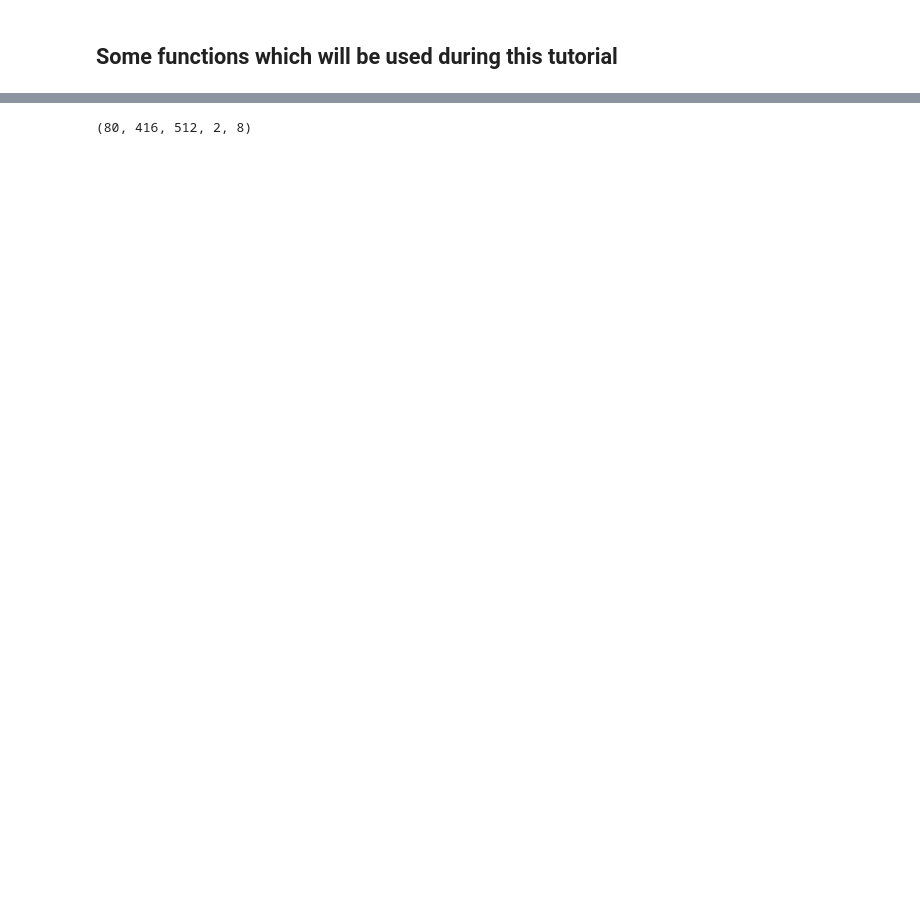
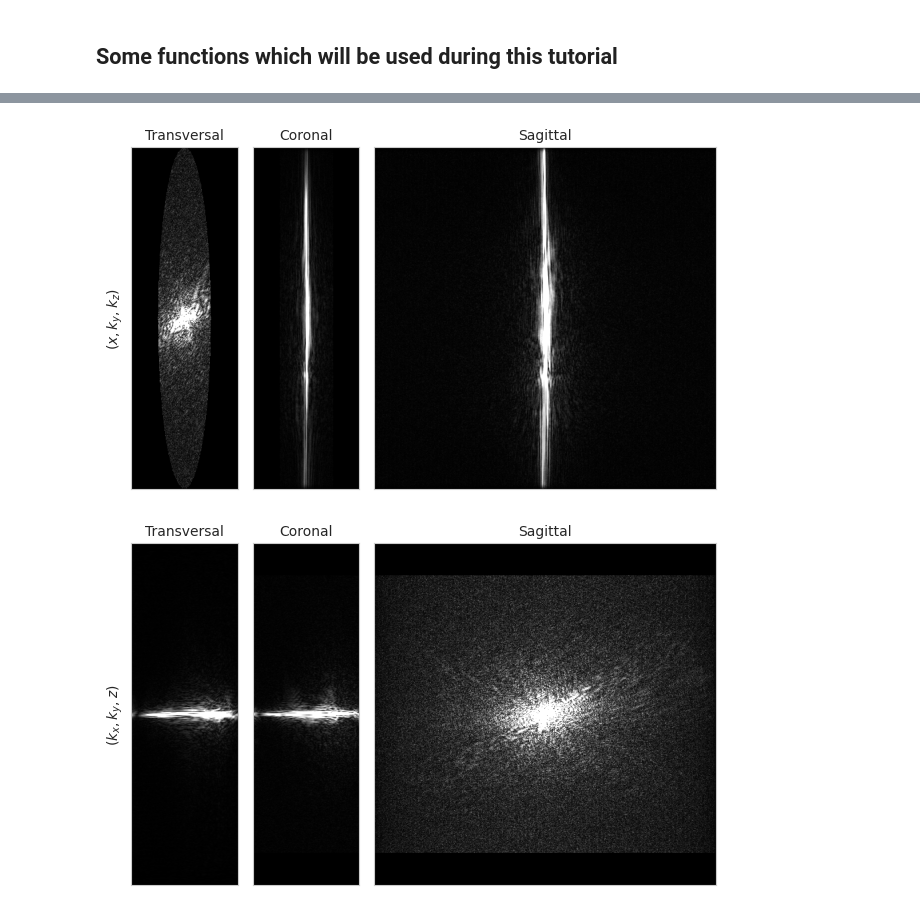
Before and after one commit to TimPaquaij/atommic, a Jupyter notebook: projects/MTL/rs/SKMTEA/visualize_preprocssing.ipynb, the cells around one changed output, grey strips where cells are left out. Drawn from its saved outputs; the diff is of its cells as text; code cells hidden in the pictures; blank space fills up the shorter version.

```diff
--- a/projects/MTL/rs/SKMTEA/visualize_preprocssing.ipynb
+++ b/projects/MTL/rs/SKMTEA/visualize_preprocssing.ipynb
@@ -317,17 +322,27 @@ kspace = torch.fft.fft(torch.fft.ifftshift(torch.as_tensor(kspace_org),dim=0), d
+# %%
+fig, axs = plt.subplots(1, 3, gridspec_kw={'width_ratios': [1, 1,3.2]})
+plot_images([get_scaled_image(np.abs(kspace_org)[256,:,:,0,0], 0.99, clip=True),get_scaled_image(np.abs(kspace_org)[:,256,:,0,0], 0.99, clip=True),get_scaled_image(np.abs(kspace_org)[:,:,80,0,0], 0.99, clip=True)],axs=axs,titles=['Transversal',"Coronal","Sagittal"],fontsize =10)
+axs[0].set_ylabel("$(x,k_{y},k_{z})$", fontsize=10)
+fig.tight_layout()
+fig.savefig('/scratch/tmpaquaij/Figures/Spatial_orientation_kspace_before.png')
+fig, axs = plt.subplots(1, 3, gridspec_kw={'width_ratios': [1, 1,3.2]})
+plot_images([get_scaled_image(np.abs(kspace)[256,:,:,0,0], 0.99, clip=True),get_scaled_image(np.abs(kspace)[:,256,:,0,0], 0.99, clip=True),get_scaled_image(np.abs(kspace)[:,:,80,0,0], 0.99, clip=True)],axs=axs,titles=['Transversal',"Coronal","Sagittal"],fontsize =10)
+axs[0].set_ylabel("$(k_{x},k_{y},z)$", fontsize=10)
+fig.tight_layout()
+fig.savefig('/scratch/tmpaquaij/Figures/Spatial_orientation_kspace_after.png')
+# %% [output]
+[figure, added]
+[figure, added]
 # %%
-#Remove undersampling kspace and prepare for lateral reconstruction
-kspace = torch.fft.fftshift(kspace, dim=0)[48:-48,:,40:-40,...]
-kspace = kspace[int(kspace.shape[0]/2-(kspace.shape[0]*crop_scale[0]/2)):int(kspace.shape[0]/2+(kspace.shape[0]*crop_scale[0]/2)),
-                int(kspace.shape[1]/2-(kspace.shape[1]*crop_scale[1]/2)):int(kspace.shape[1]/2+(kspace.shape[1]*crop_scale[1]/2)),
-                int(kspace.shape[2]/2-(kspace.shape[2]*crop_scale[2]/2)):int(kspace.shape[2]/2+(kspace.shape[2]*crop_scale[2]/2)),
-                :,
-                :]
-kspace = torch.fft.ifft(torch.fft.ifftshift(kspace, dim=2), dim=2)
-kspace = torch.fft.fftshift(kspace, dim=2).numpy()
-kspace = np.transpose(kspace,(2,0,1,3,4))
-print(kspace.shape)
+kspace = torch.fft.fftshift(torch.fft.fft(torch.fft.ifftshift(kspace,dim=2),dim=2),dim=2)
+kspace = kspace[int(kspace.shape[0] / 2 - (kspace.shape[0] * crop_scale[0] / 2)):int(kspace.shape[0] / 2 + (kspace.shape[0] * crop_scale[0] / 2)),
+                            int(kspace.shape[1] / 2 - (kspace.shape[1] * crop_scale[1] / 2)):int(kspace.shape[1] / 2 + (kspace.shape[1] * crop_scale[1] / 2)),
+                            int(kspace.shape[2] / 2 - (kspace.shape[2] * crop_scale[2] / 2)):int(kspace.shape[2] / 2 + (kspace.shape[2] * crop_scale[2] / 2)),
+                            :,
+                            :]
+kspace = torch.fft.fftshift(torch.fft.ifft(torch.fft.ifftshift(kspace,dim=2),dim=2),dim=2)
+
+kspace = np.transpose(kspace,(2,0,1,3,4)) ## z-axis to first dimension
-# %% [output]
-(80, 416, 512, 2, 8)
 # %%
 ####Interpolate Reference Grid ####
 arr_shape = np.transpose(kspace_org,(2, 0, 1, 3,4)).shape[0:3]
```
Also changed, not shown: parts of 18 cells of this notebook, 15 other files.
